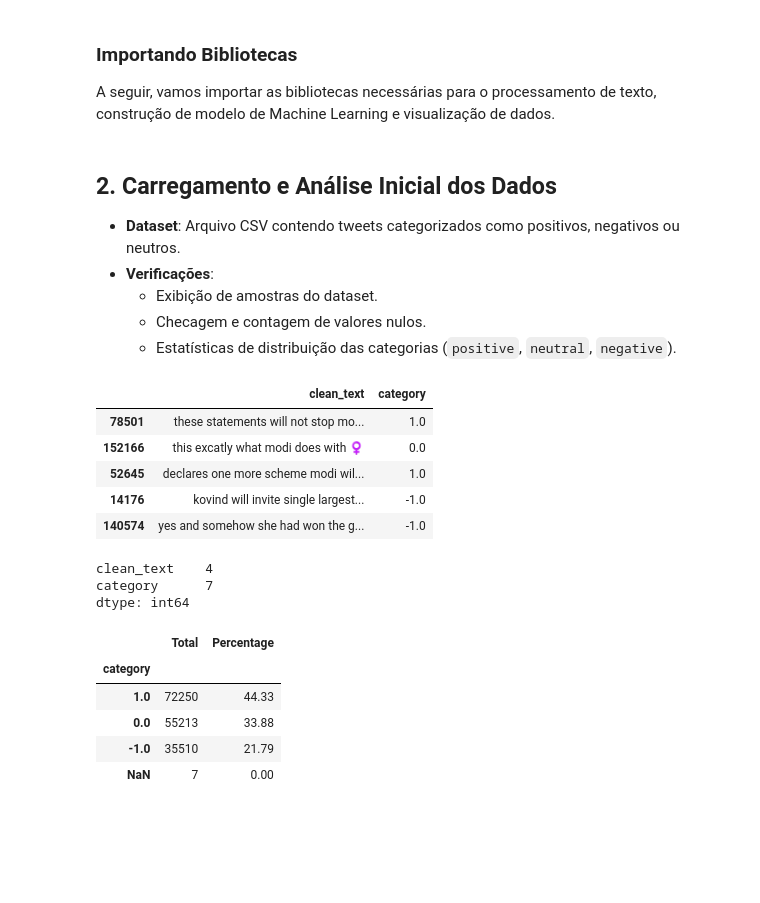
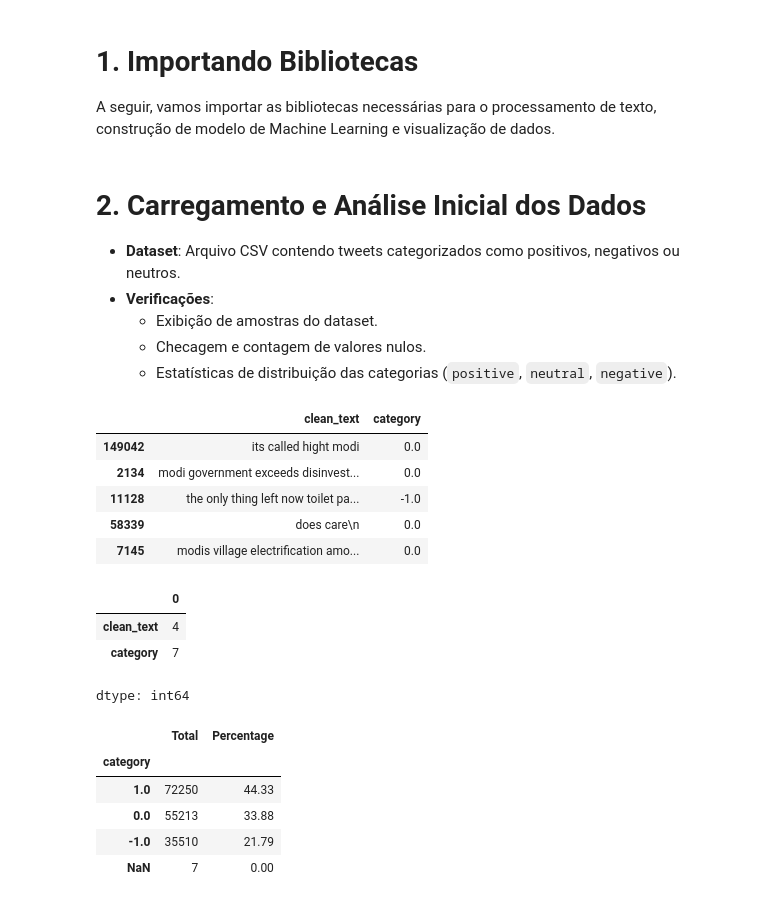
Before and after one commit to thiago-abarros/twitter-sentiment-analysis, a Jupyter notebook: notebooks/twitter-analysis.ipynb, the cells around one changed output. Drawn from its saved outputs; the diff is of its cells as text; code cells hidden in the pictures; blank space fills up the shorter version.

```diff
--- a/notebooks/twitter-analysis.ipynb
+++ b/notebooks/twitter-analysis.ipynb
@@ -1,5 +3,5 @@
 # %% [markdown]
-### Importando Bibliotecas
+# 1. Importando Bibliotecas
 
 A seguir, vamos importar as bibliotecas necessárias para o processamento de texto, construção de modelo de Machine Learning e visualização de dados.
 # %%
@@ -21,7 +23,7 @@ import warnings
 
 warnings.filterwarnings("ignore")
 # %% [markdown]
-## 2. **Carregamento e Análise Inicial dos Dados**
+# 2. **Carregamento e Análise Inicial dos Dados**
 - **Dataset**: Arquivo CSV contendo tweets categorizados como positivos, negativos ou neutros.
 - **Verificações**:
   - Exibição de amostras do dataset.
@@ -30,21 +32,22 @@ warnings.filterwarnings("ignore")
 # %%
 import numpy as np
 import pandas as pd
 
-df = pd.read_csv("../data/Twitter_Data.csv")
+df = pd.read_csv("data/Twitter_Data.csv")
 df.sample(5)
 # %% [output]
 |  | clean_text | category |
-| 78501 | these statements will not stop mo... | 1.0 |
-| 152166 | this excatly what modi does with ‍♀️ | 0.0 |
-| 52645 | declares one more scheme modi wil... | 1.0 |
-| 14176 | kovind will invite single largest... | -1.0 |
-| 140574 | yes and somehow she had won the g... | -1.0 |
+| 149042 | its called hight modi | 0.0 |
+| 2134 | modi government exceeds disinvest... | 0.0 |
+| 11128 | the only thing left now toilet pa... | -1.0 |
+| 58339 | does care\n | 0.0 |
+| 7145 | modis village electrification amo... | 0.0 |
 # %%
 df.isnull().sum()
 # %% [output]
+|  | 0 |
+| clean_text | 4 |
+| category | 7 |
-clean_text    4
-category      7
 dtype: int64
 # %%
 def count_values_in_column(data, feature):
```
Also changed, not shown: parts of 43 cells of this notebook.
